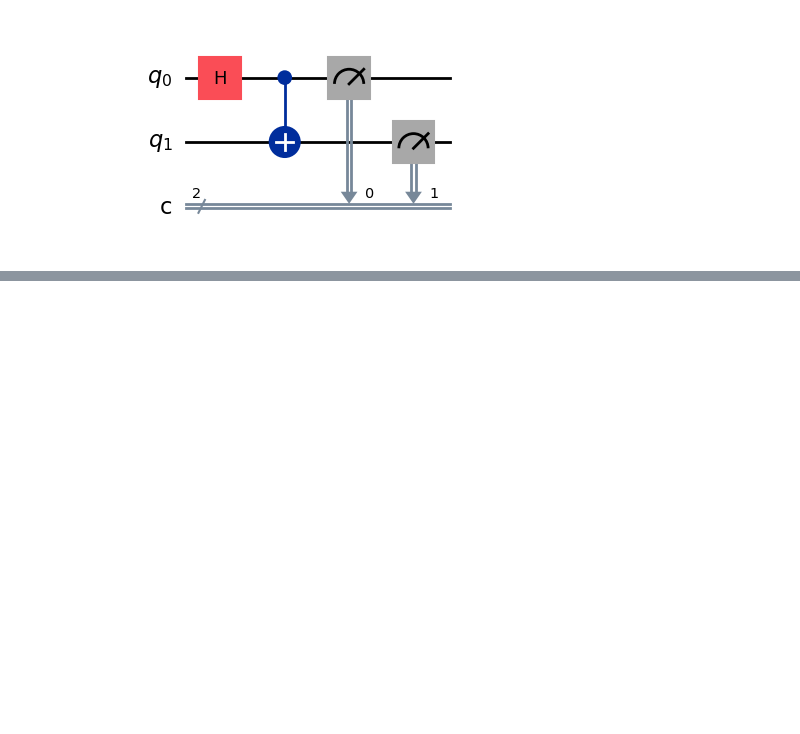
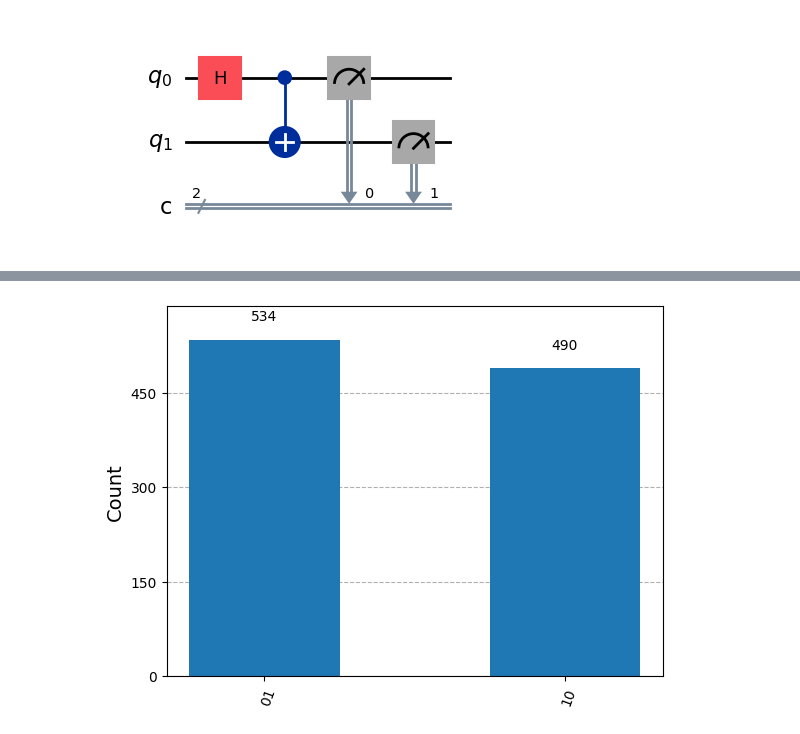
Before and after one commit to CaffeinatedKong/SIT-UofG-QC, a Jupyter notebook: QC-Lab1.ipynb, the cells around one changed output, grey strips where cells are left out. Drawn from its saved outputs; the diff is of its cells as text; code cells hidden in the pictures; blank space fills up the shorter version.

```diff
--- a/QC-Lab1.ipynb
+++ b/QC-Lab1.ipynb
@@ -203,8 +203,88 @@ circuit1 = QuantumCircuit(2, 2)
 circuit1.h(0)
 circuit1.cx(0, 1)
 circuit1.draw("mpl")
+# Check state vector
+state1 = Statevector.from_int(0, 4)
+state1 = state1.evolve(circuit1)
+state1.draw("latex")
 # Modify it to create the other Bell states: 1/sqrt(2) ( |00> - |11> ), 1/sqrt(2) ( |01> + |10> ), 1/sqrt(2) ( |01> - |10> ).
+qc1_compiled = transpile(circuit1, backend)
+job1 = backend.run(qc1_compiled, shots=1024)
+result1 = job1.result()
+counts1 = result1.get_counts(qc1_compiled)
+plot_histogram(counts1)
+# Expect: only 00 and 11
 
 # You will need to use X and Z gates. Check that your circuit is correct by displaying the state vector in each case.
+# Bell State 2: 1/sqrt(2) ( |00> - |11> )
+# Apply Z to qubit 0 — this flips the sign of the |11> term
+circuit2 = QuantumCircuit(2, 2)
+circuit2.h(0)
+circuit2.cx(0, 1)
+circuit2.z(0)
+circuit2.measure(range(2), range(2))
+circuit2.draw("mpl")
 
+# Simulate with measurements
+qc2_compiled = transpile(circuit2, backend)
+job2 = backend.run(qc2_compiled, shots=1024)
+result2 = job2.result()
+counts2 = result2.get_counts(qc2_compiled)
+plot_histogram(counts2)
+# Expect: only 00 and 11 (sign is invisible to measurement)
+
+# Bell State 3: 1/sqrt(2) ( |01> + |10> )
+# Apply X to qubit 1 — this flips both terms: |00>->|01>, |11>->|10>
+circuit3 = QuantumCircuit(2, 2)
+circuit3.h(0)
+circuit3.cx(0, 1)
+circuit3.x(1)
+circuit3.measure(range(2), range(2))
+circuit3.draw("mpl")
+
+# Check state vector (without measurement)
+circuit3_nomeas = QuantumCircuit(2)
+circuit3_nomeas.h(0)
+circuit3_nomeas.cx(0, 1)
+circuit3_nomeas.x(1)
+
+state3 = Statevector.from_int(0, 4)
+state3 = state3.evolve(circuit3_nomeas)
+state3.draw("latex")
+# Expect: 1/sqrt(2) ( |01> + |10> )
+# Simulate with measurements
+qc3_compiled = transpile(circuit3, backend)
+job3 = backend.run(qc3_compiled, shots=1024)
+result3 = job3.result()
+counts3 = result3.get_counts(qc3_compiled)
+plot_histogram(counts3)
+# Expect: only 01 and 10
+# Bell State 4: 1/sqrt(2) ( |01> - |10> )
+# Apply X to qubit 1 AND Z to qubit 0
+circuit4 = QuantumCircuit(2, 2)
+circuit4.h(0)
+circuit4.cx(0, 1)
+circuit4.x(1)
+circuit4.z(0)
+circuit4.measure(range(2), range(2))
+circuit4.draw("mpl")
+# Check state vector (without measurement)
+circuit4_nomeas = QuantumCircuit(2)
+circuit4_nomeas.h(0)
+circuit4_nomeas.cx(0, 1)
+circuit4_nomeas.x(1)
+circuit4_nomeas.z(0)
+
+state4 = Statevector.from_int(0, 4)
+state4 = state4.evolve(circuit4_nomeas)
+state4.draw("latex")
+# Expect: 1/sqrt(2) ( |01> - |10> )
+# Simulate with measurements
+qc4_compiled = transpile(circuit4, backend)
+job4 = backend.run(qc4_compiled, shots=1024)
+result4 = job4.result()
+counts4 = result4.get_counts(qc4_compiled)
+plot_histogram(counts4)
+# Expect: only 01 and 10
 # For each of the Bell states, repeat the simulation with measurements and check that the results are as expected.
+# %% [output]
@@ -211,3 +292,4 @@ circuit1.draw("mpl")
+[figure, added]
 # %%
 # EXERCISE
 
```
Also changed, not shown: parts of 7 cells of this notebook.
